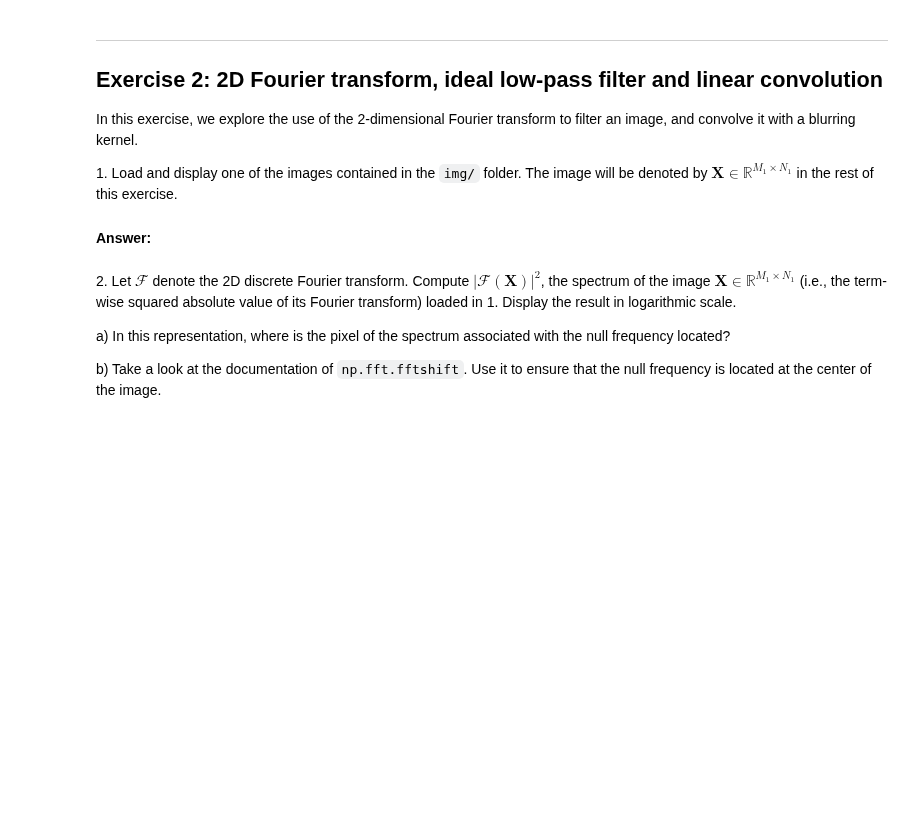
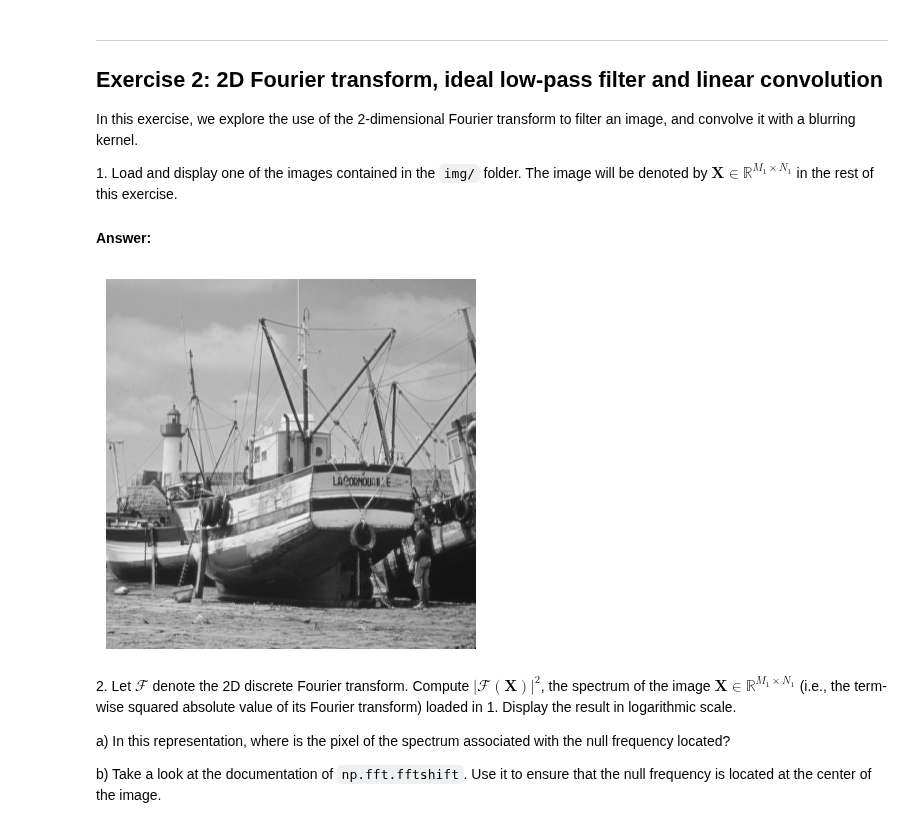
Before and after one commit to valentin-sgl/python_sdia, a Jupyter notebook: Labs/Lab3/lab3.ipynb, the cells around one changed output. Drawn from its saved outputs; the diff is of its cells as text; code cells hidden in the pictures; blank space fills up the shorter version.

```diff
--- a/Labs/Lab3/lab3.ipynb
+++ b/Labs/Lab3/lab3.ipynb
@@ -320,3 +399,17 @@ In this exercise, we explore the use of the 2-dimensional Fourier transform to f
+# %%
+import matplotlib.pyplot as plt
+import numpy as np
+
+X = plt.imread('img/boat.png')
+
+# On convertit l'image initialement en couleur (RGB avec une matrice en 3D) en une image en niveaux de gris (matrice 2D)
+X = np.mean(X, axis = 2)
+
+plt.imshow(X, cmap = 'gray') # cmap permet d'afficher l'image en noir et blanc
+plt.axis('off')
+plt.show()
+# %% [output]
+[figure, added]
 # %% [markdown]
 2\. Let $\mathcal{F}$ denote the 2D discrete Fourier transform. Compute $|\mathcal{F}(\mathbf{X})|^2$, the spectrum of the image $\mathbf{X} \in \mathbb{R}^{M_1 \times N_1}$ (i.e., the term-wise squared absolute value of its Fourier transform) loaded in 1. Display the result in logarithmic scale.
 
```
Also changed, not shown: parts of 13 cells of this notebook, 1 other file.
